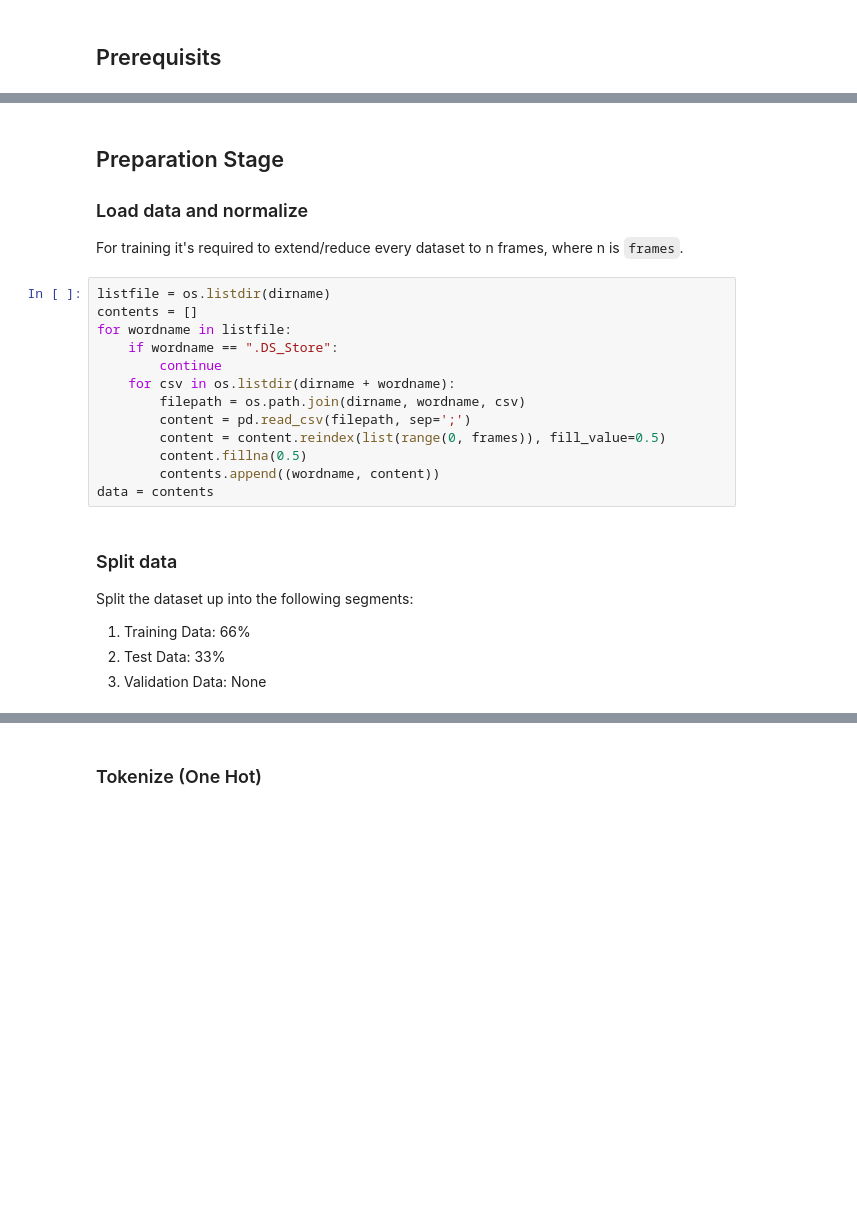
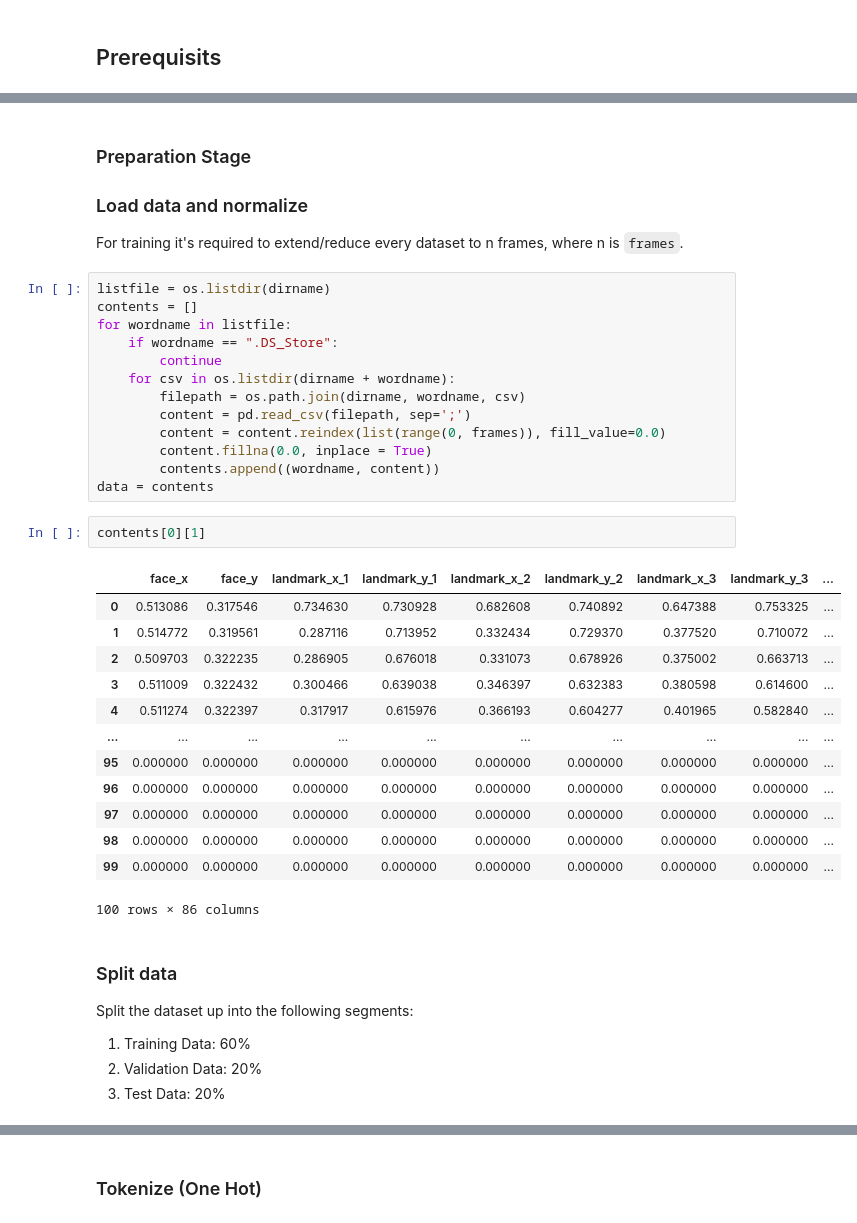
Before and after one commit to Tachionstrahl/SignLanguageRecognition, a Jupyter notebook: lab/Train.ipynb, the cells around one changed output, grey strips where cells are left out. Drawn from its saved outputs; the diff is of its cells as text; blank space fills up the shorter version.

```diff
--- a/lab/Train.ipynb
+++ b/lab/Train.ipynb
@@ -36,7 +37,7 @@ dirname = "./data/"
 # Constant frame count.
 frames = 100
 # %% [markdown]
-## Preparation Stage
+### Preparation Stage
 ### Load data and normalize
 For training it's required to extend/reduce every dataset to n frames, where n is `frames`.
 # %%
@@ -48,16 +49,32 @@ for wordname in listfile:
     for csv in os.listdir(dirname + wordname):
         filepath = os.path.join(dirname, wordname, csv)
         content = pd.read_csv(filepath, sep=';')
-        content = content.reindex(list(range(0, frames)), fill_value=0.5)
-        content.fillna(0.5)
+        content = content.reindex(list(range(0, frames)), fill_value=0.0)
+        content.fillna(0.0, inplace = True)
         contents.append((wordname, content))
 data = contents
+# %%
+contents[0][1]
+# %% [output]
+|  | face_x | face_y | landmark_x_1 | landmark_y_1 | landmark_x_2 | landmark_y_2 | landmark_x_3 | landmark_y_3 | ... |
+| 0 | 0.513086 | 0.317546 | 0.734630 | 0.730928 | 0.682608 | 0.740892 | 0.647388 | 0.753325 | ... |
+| 1 | 0.514772 | 0.319561 | 0.287116 | 0.713952 | 0.332434 | 0.729370 | 0.377520 | 0.710072 | ... |
+| 2 | 0.509703 | 0.322235 | 0.286905 | 0.676018 | 0.331073 | 0.678926 | 0.375002 | 0.663713 | ... |
+| 3 | 0.511009 | 0.322432 | 0.300466 | 0.639038 | 0.346397 | 0.632383 | 0.380598 | 0.614600 | ... |
+| 4 | 0.511274 | 0.322397 | 0.317917 | 0.615976 | 0.366193 | 0.604277 | 0.401965 | 0.582840 | ... |
+| ... | ... | ... | ... | ... | ... | ... | ... | ... | ... |
+| 95 | 0.000000 | 0.000000 | 0.000000 | 0.000000 | 0.000000 | 0.000000 | 0.000000 | 0.000000 | ... |
+| 96 | 0.000000 | 0.000000 | 0.000000 | 0.000000 | 0.000000 | 0.000000 | 0.000000 | 0.000000 | ... |
+| 97 | 0.000000 | 0.000000 | 0.000000 | 0.000000 | 0.000000 | 0.000000 | 0.000000 | 0.000000 | ... |
+| 98 | 0.000000 | 0.000000 | 0.000000 | 0.000000 | 0.000000 | 0.000000 | 0.000000 | 0.000000 | ... |
+| 99 | 0.000000 | 0.000000 | 0.000000 | 0.000000 | 0.000000 | 0.000000 | 0.000000 | 0.000000 | ... |
+100 rows × 86 columns
 # %% [markdown]
 ### Split data
 Split the dataset up into the following segments:
-1. Training Data: 66%
-2. Test Data: 33%
-3. Validation Data: None
+1. Training Data: 60%
+2. Validation Data: 20%
+3. Test Data: 20%
 # %%
 features = [n[1] for n in data]
 features = [f.to_numpy() for f in features]
```
Also changed, not shown: parts of 10 cells of this notebook.
